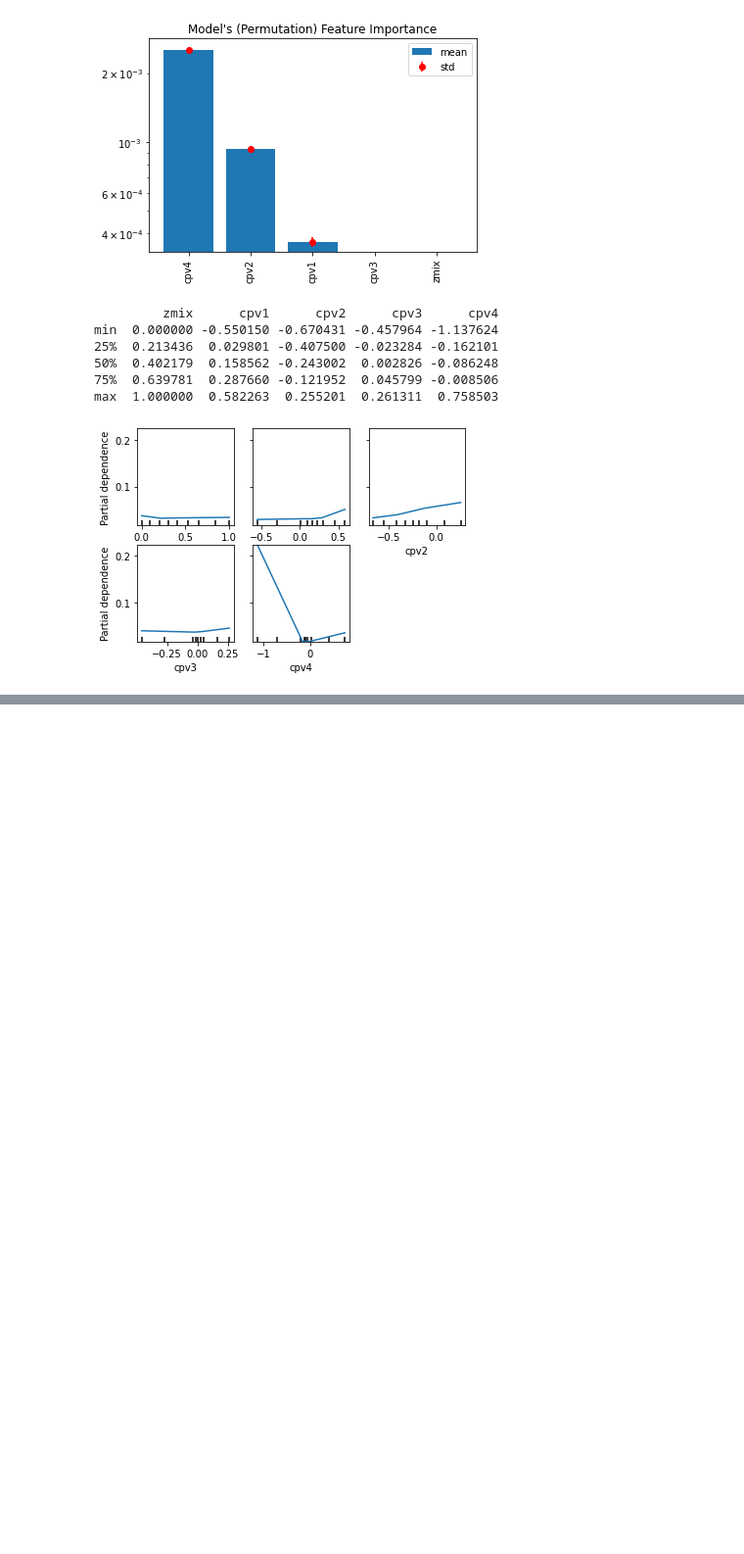
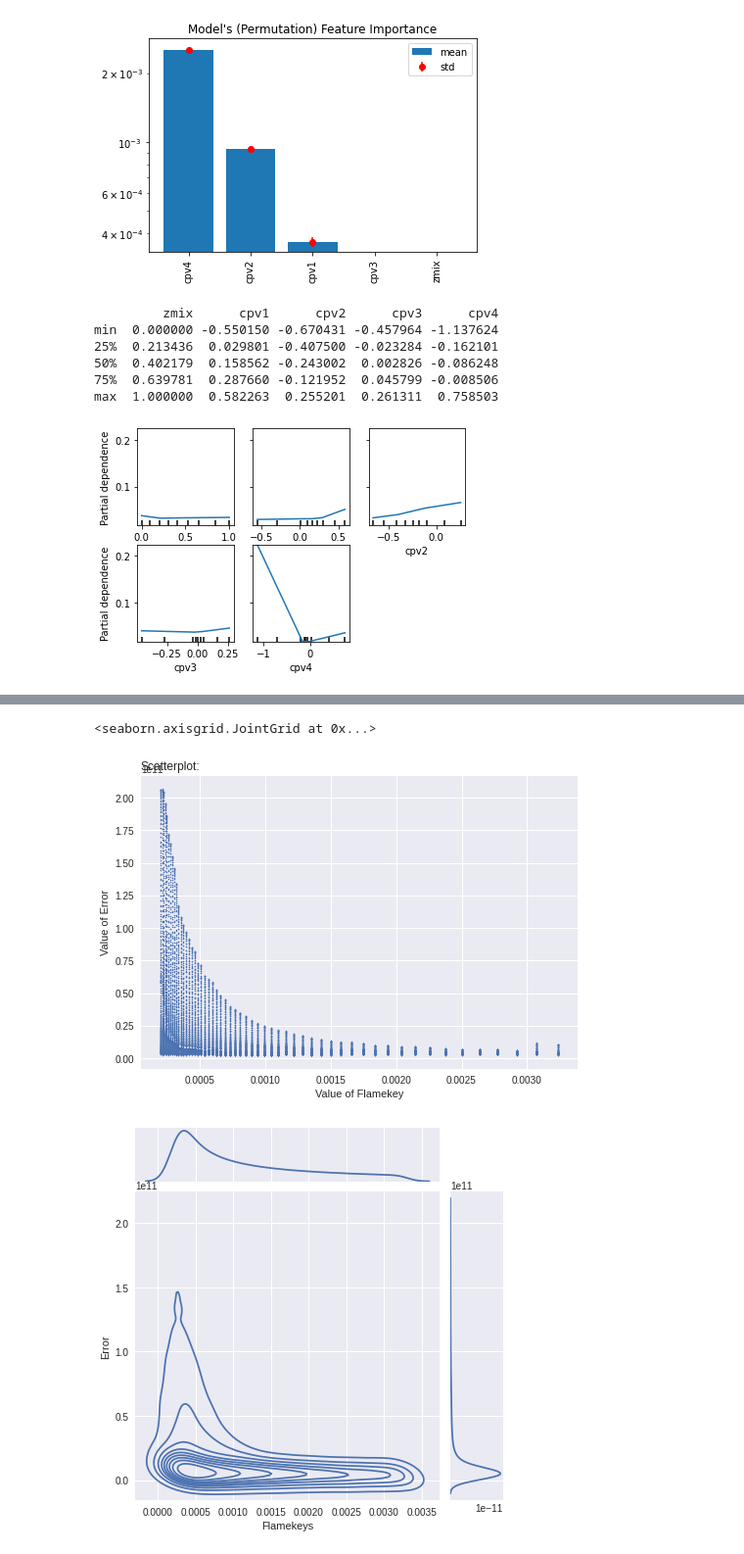
Before and after one commit to amolsalunkhe/ChemTab, a Jupyter notebook: src/main-notebook.ipynb, the cells around one changed output, grey strips where cells are left out. Shown at 98% size. Saved outputs shown, nothing was run; the diff lists cells and outputs as text; code cells hidden in the pictures; blank space fills up the shorter version.

```diff
--- a/src/main-notebook.ipynb
+++ b/src/main-notebook.ipynb
@@ -240,0 +277,20 @@ plt.title('PCA Total Variance Comparison')
+# %%
+#residuals = getResiduals(Y_test_df['souener'].values,Y_pred_df['souener'].values)
+
+flamekeys = df['flame_key']#np.append(halfData["flame_keys_test"],halfData["flame_keys_train"],axis=0)
+
+plt_df = pd.DataFrame()
+plt_df["Flamekeys"]=flamekeys
+plt_df["Error"] = residuals
+# plot
+plt.plot( 'Flamekeys', 'Error', data=plt_df, linestyle='', marker='o',markersize=1.5)
+plt.xlabel('Value of Flamekey')
+plt.ylabel('Value of Error')
+plt.title('Scatterplot:', loc='left')
+
+# 2D density + marginal distribution:
+sns.jointplot(x=plt_df.Flamekeys, y=plt_df.Error, kind='kde')
+# %% [output]
+<seaborn.axisgrid.JointGrid at 0x...>
+[figure, added]
+[figure, added]
```
Also changed, not shown: parts of 12 cells of this notebook, 8 other files.
